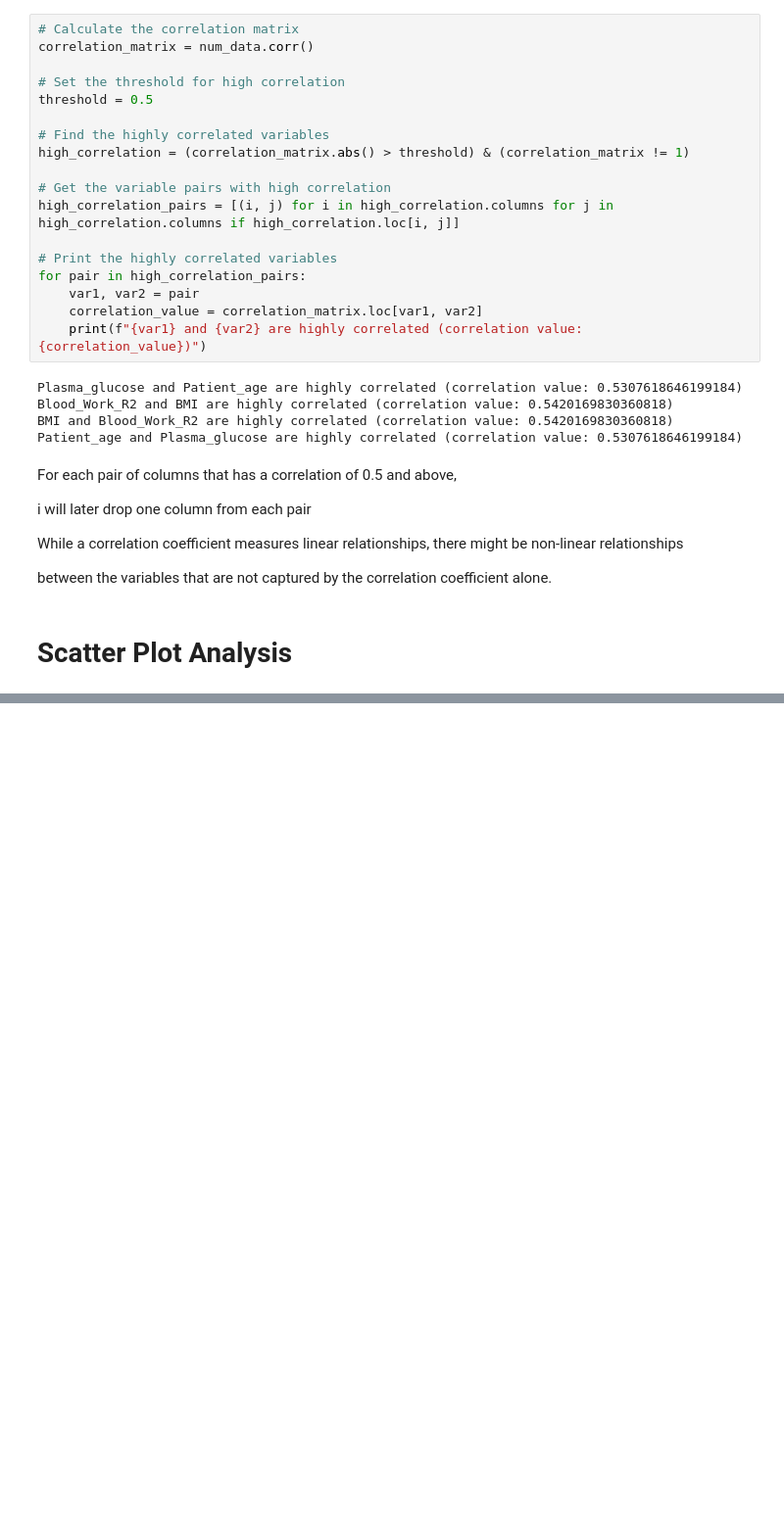
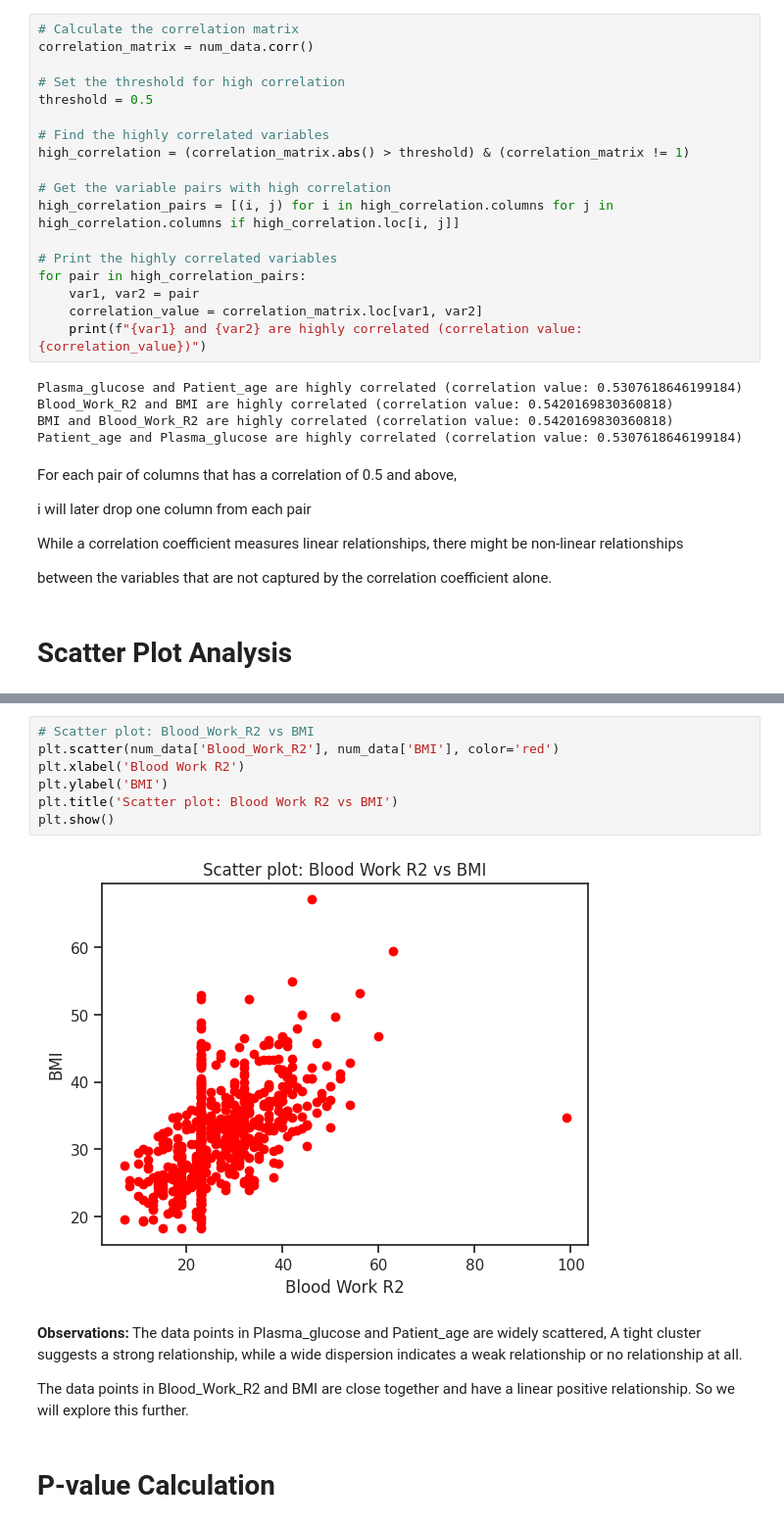
Before and after one commit to sparkysparo/Machine-Learning-for-Early-Prediction-Detection-and-Monitoring-of-Sepsis-in-A-E-and-ICU, a Jupyter notebook: Project_MSC_Machine_Learning_for_Early_Prediction,Detection_and_Monitoring_of_Sepsis_in_A&E_and_ICU_Settings.ipynb, the cells around one changed output, grey strips where cells are left out. Shown at 98% size. Cells and saved outputs as stored; diff of their text form; blank space fills up the shorter version.

```diff
--- a/Project_MSC_Machine_Learning_for_Early_Prediction,Detection_and_Monitoring_of_Sepsis_in_A&E_and_ICU_Settings.ipynb
+++ b/Project_MSC_Machine_Learning_for_Early_Prediction,Detection_and_Monitoring_of_Sepsis_in_A&E_and_ICU_Settings.ipynb
@@ -769,0 +781,15 @@ between the variables that are not captured by the correlation coefficient alone
+# %%
+# Scatter plot: Blood_Work_R2 vs BMI
+plt.scatter(num_data['Blood_Work_R2'], num_data['BMI'], color='red')
+plt.xlabel('Blood Work R2')
+plt.ylabel('BMI')
+plt.title('Scatter plot: Blood Work R2 vs BMI')
+plt.show()
+# %% [output]
+[figure, added]
+# %% [markdown]
+**Observations:** The data points in Plasma_glucose and Patient_age are widely scattered, A tight cluster suggests a strong relationship, while a wide dispersion indicates a weak relationship or no relationship at all.
+
+The data points in Blood_Work_R2 and BMI are close together and have a linear positive relationship. So we will explore this further.
+# %% [markdown]
+# **P-value Calculation**
```
Also changed, not shown: parts of 17 cells of this notebook.
